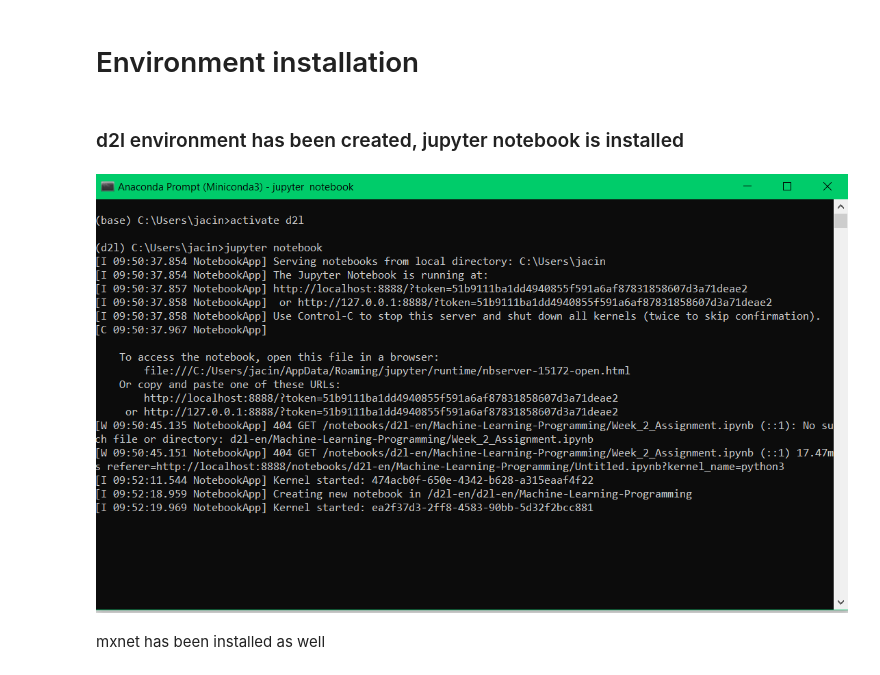
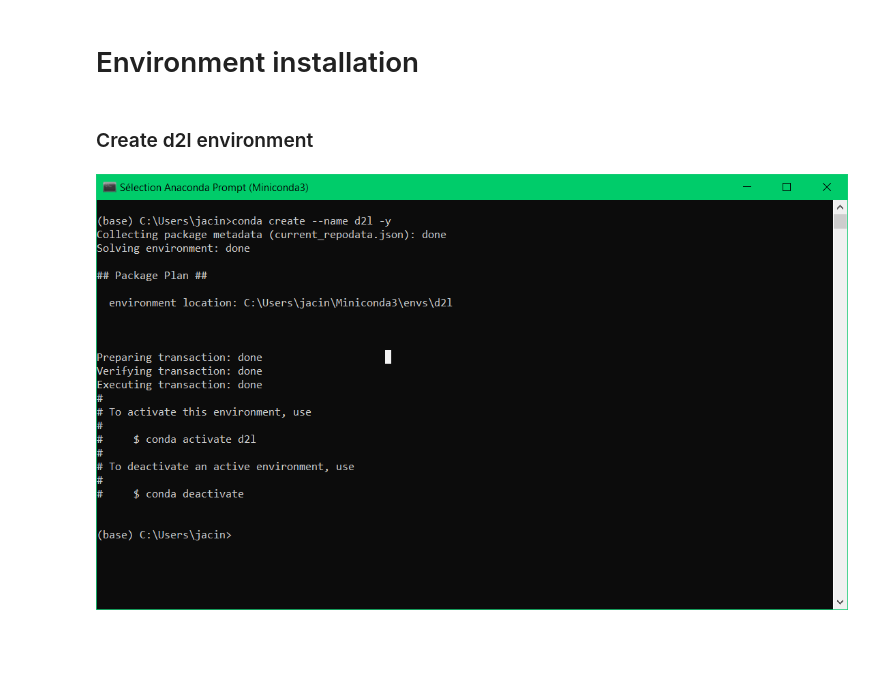
Before and after one commit to littlejacinthe/Machine-Learning-Programming, a Jupyter notebook: Week1_ installation_report.ipynb, the cells around one changed output. Drawn from its saved outputs; the diff is of its cells as text; code cells hidden in the pictures; blank space fills up the shorter version.

```diff
--- a/Week1_ installation_report.ipynb
+++ b/Week1_ installation_report.ipynb
@@ -3,11 +3,9 @@
 # Environment installation
 # %%
 from IPython.display import Image
-# %% [markdown]
-### d2l environment has been created, jupyter notebook is installed
+# %% [markdown]
+### Create d2l environment
 # %%
-Image(r'C:\Users\jacin\Pictures\conda_install.png')
+Image(r'C:\Users\jacin\Pictures\create_env.png')
 # %% [output]
-[figure, old version]
+[figure, new version]
-# %% [markdown]
-mxnet has been installed as well
```
Also changed, not shown: parts of 9 cells of this notebook.
